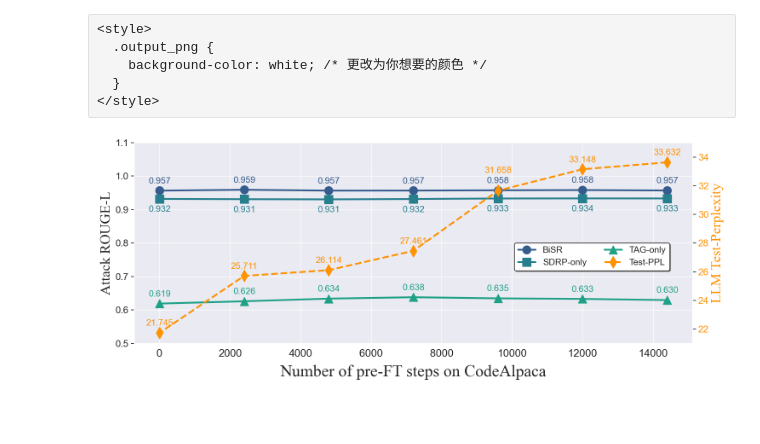
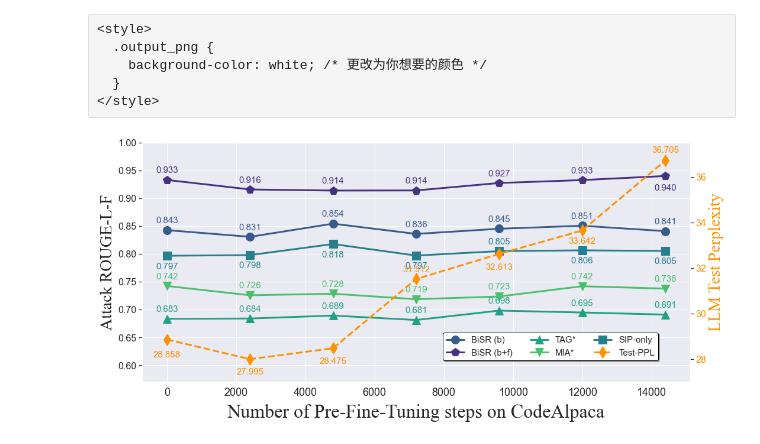
Before and after one commit to StupidTrees/SplitLLM, a Jupyter notebook: experiments/notebook/figures/pre_ft.ipynb, the cells around one changed output. Saved outputs shown, nothing was run; the diff lists cells and outputs as text; code cells hidden in the pictures; blank space fills up the shorter version.

```diff
--- a/experiments/notebook/figures/pre_ft.ipynb
+++ b/experiments/notebook/figures/pre_ft.ipynb
@@ -46,3 +17,18 @@ for summary, config, name in zip(summary_list, config_list, name_list):
+# %%
+rouges = {}
+rouges_bi = {}
+rouges_bip = {}
+rouges_tag = {}
+rouges_mia = {}
+ppl = {}
+
+for idx,ep in enumerate(rows['pre-FT']):
+    rouges[ep] = rows['SIP'][idx]
+    rouges_bi[ep] = rows['BiSR (b)'][idx]
+    rouges_bip[ep] = rows['BiSR (b+f)'][idx]
+    rouges_tag[ep] = rows['TAG'][idx]
+    rouges_mia[ep] = rows['MIA'][idx]
+    ppl[ep] = rows['ppl'][idx]
 # %% [raw]
 <style>
   .output_png {
@@ -57,54 +43,80 @@ import seaborn as sns
 
 sns.set()
 sns.set_style("darkgrid")
-fig, ax1 = plt.subplots(figsize=(15, 6))
+fig, ax1 = plt.subplots(figsize=(15, 7))
 # plot rouge
-atk_colors = sns.color_palette("viridis", 6)
+
 atk_colors2 = sns.color_palette('coolwarm', 6)
 atk_colors3 = sns.color_palette('cool', 6)
 atk_colors4 = sns.color_palette('Spectral', 6)
 color_ppl = sns.color_palette("autumn", 6)[3]
-all_data = { 'Test-PPL':ppl,'BiSR': rouges_bi, 'SDRP-only': rouges, 'TAG-only': rouges_tag}
-colors = {'BiSR': atk_colors[1], 'SDRP-only': atk_colors[2], 'TAG-only': atk_colors[3], 'Test-PPL':color_ppl}
-markers = {'BiSR': 'o', 'SDRP-only': 's', 'TAG-only': '^','Test-PPL':'d'}
+all_data = { 'Test-PPL':ppl,'BiSR (b)': rouges_bi, 'SIP-only': rouges, 'TAG*': rouges_tag, 'MIA*': rouges_mia, 'BiSR (b+f)': rouges_bip}
+atk_colors = sns.color_palette("viridis", 6)
+colors = {'BiSR (b)': atk_colors[1], 'SIP-only': atk_colors[2], 'TAG*': atk_colors[3],
+            'MIA*': atk_colors[4], 'BiSR (b+f)': atk_colors[0],'Test-PPL':color_ppl}
+markers = {'BiSR (b)': 'o', 'SIP-only': 's', 'TAG*': '^','Test-PPL':'d',
+            'MIA*': 'v', 'BiSR (b+f)': 'p'}
 
-ax1.set_ylabel('Attack ROUGE-L', fontsize=24,fontname="Times New Roman")
+ax1.set_ylabel('Attack ROUGE-L-F', fontsize=28,fontname="Times New Roman")
 ax1.tick_params(axis='x', labelsize=18)
 ax1.tick_params(axis='y', labelsize=16)
 # the font suitable for thesis
-ax1.set_xlabel('Number of pre-FT steps on CodeAlpaca', fontsize=28, fontname="Times New Roman", labelpad=10)
-ax1.set_ylim(0.5, 1.1)
+ax1.set_xlabel('Number of Pre-Fine-Tuning steps on CodeAlpaca', fontsize=32, fontname="Times New Roman", labelpad=10)
+ax1.set_ylim(0.57, 1.0)
 ax2 = ax1.twinx()
-ax2.set_ylabel('LLM Test-Perplexity', fontsize=24, fontname="Times New Roman", color=color_ppl)
+ax2.set_ylabel('LLM Test Perplexity', fontsize=28, fontname="Times New Roman", color=color_ppl)
 ax2.tick_params(axis='y', labelcolor=color_ppl, labelsize=16)
-ax2.set_ylim(21, 35)
+ax2.set_ylim(27, 37.5)
 for name, data in all_data.items():
     axis = ax1
     linestyle='-'
     if name =='Test-PPL':
         axis = ax2
         linestyle = '--'
     axis.plot(data.keys(), data.values(), color=colors[name], marker=markers[name], markersize=14, label=name, linestyle=linestyle, linewidth=3)
 
     for i, (ep, rg) in enumerate(data.items()):
         ofst = 12
-        if name == 'SDRP-only':
+        if name == 'SIP-only':
             ofst = -22
-        if name =='Test-PPL' and ep == 9600:
-            ofst = 30
+            if ep == 9600:
+                ofst = 12
+        if name == 'BiSR (b+f)':
+            if ep == 14400:
+                ofst = -24
+        if name =='Test-PPL':
+            ofst = -26
+            if ep == 7200:
+                ofst = 12
+            elif ep == 0:
+                ofst = -30
+            elif ep == 12000:
+                ofst = -22
+            elif ep == 14400:
+                ofst = 14
+
         axis.annotate(f'{rg:.3f}', (ep, rg), textcoords="offset points",
                      xytext=(0, ofst),
                      ha='center', fontsize=15, color=colors[name])
 
 
+
+handles, labels = ax1.get_legend_handles_labels()
+handles2, labels2 = ax2.get_legend_handles_labels()
+handles = [handles[0], handles[4], handles[2], handles[3], handles[1]]
+labels = [labels[0], labels[4], labels[2], labels[3], labels[1]]
+handles.extend(handles2)
+labels.extend(labels2)
+plt.legend(handles, labels,  loc='lower right', bbox_to_anchor=(0.95, 0.07), ncol=3, fontsize=15, frameon=True, fancybox=True, shadow=True, framealpha=1, edgecolor='black',facecolor='white')
+
 # the legend with rounded corner and white background
-fig.legend(loc='lower right', bbox_to_anchor=(0.91, 0.44), ncol=2, fontsize=15, frameon=True, fancybox=True, shadow=True, framealpha=1, edgecolor='black',facecolor='white')
+# fig.legend(loc='lower right', bbox_to_anchor=(0.91, 0.16), ncol=2, fontsize=15, frameon=True, fancybox=True, shadow=True, framealpha=1, edgecolor='black',facecolor='white')
 
 ax2.yaxis.grid(False)
 
 
 # save the figure
 plt.tight_layout()
-plt.savefig('/root/autodl-tmp/sfl/exp_data/pre_ft.pdf')
+plt.savefig('./pre_ft.pdf')
 # %% [output]
-[figure, old version]
+[figure, new version]
```
Also changed, not shown: parts of 3 cells of this notebook, 29 other files.
